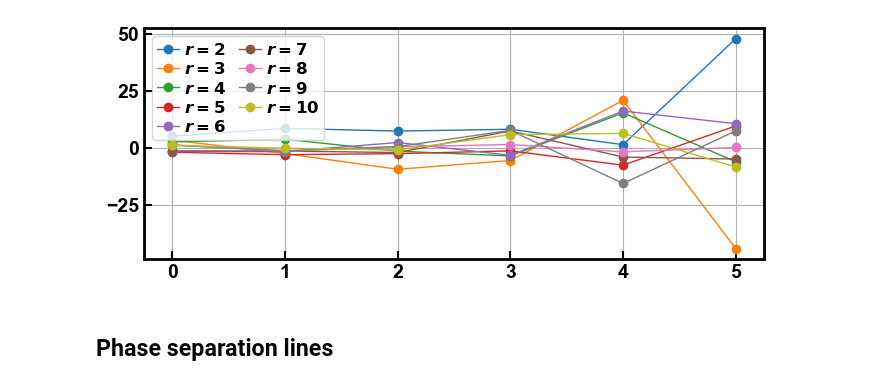
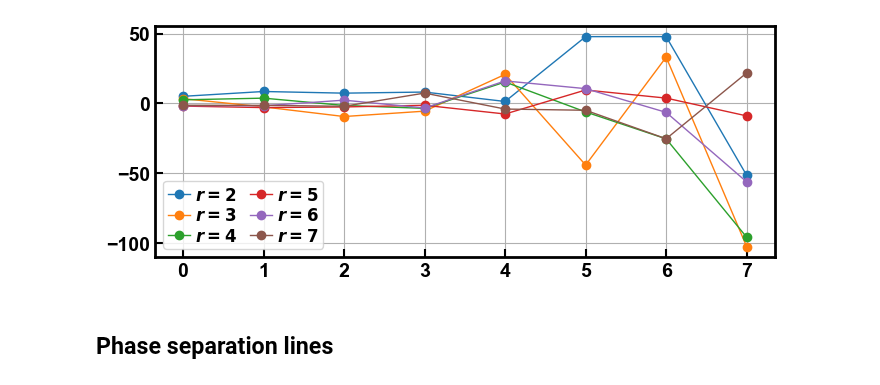
Before and after one commit to erbilcanartun/long-range-ising-chain, a Jupyter notebook: notebooks/spin-glass.ipynb, the cells around one changed output. Cells and saved outputs as stored; diff of their text form; code cells hidden in the pictures.

```diff
--- a/notebooks/spin-glass.ipynb
+++ b/notebooks/spin-glass.ipynb
@@ -7,13 +7,13 @@ from renormalization_sg import *
 %%time
 # RG flow
 
-J = 1/.2
+J = 1/.1
 n = 1
 p = 0.5
-max_k = 22000
+max_k = 50000
 num_r_to_plot = 7
 
-all_Js = generate_rg_flow(J0=J, n=n, p=p, max_k=max_k, num_steps=8, seed=42)
+all_Js = generate_rg_flow(J0=J, n=n, p=p, max_k=max_k, num_steps=9, seed=42)
 
 # Plot J vs RG step for first num_r_to_plot r
 fig = plt.figure()
@@ -36,23 +32,23 @@ Wall time: 2min 19s
 # %%
 # Plot J vs RG step for first num_r_to_plot r
 fig = plt.figure(figsize=(8, 3))
-steps = range(6)
+steps = range(8)
 
-for r_idx in range(1, 10):
+for r_idx in range(1, 7):
     Js_step = [all_Js[s][r_idx] for s in steps]
     plt.plot(steps, [float(j) for j in Js_step], label=f'$r={r_idx+1}$', marker='o')
 #plt.xlabel('RG Step')
 #plt.ylabel('J(r)')
 #plt.title(f'RG Flow for J={J}, n={n}, p={p}')
 plt.xticks(steps)
 plt.tick_params(axis='both', which='major', labelsize=14, width=1.5, length=6, direction='in')
 
 plt.legend(ncol=2, fontsize=12, borderpad=.3, labelspacing=.2, handlelength=1.3, handletextpad=.3, columnspacing=.8)
 plt.grid(True)
 #plt.savefig(f'../results/chaos.png')
 plt.show()
 # %% [output]
-[figure, old version]
+[figure, new version]
 # %% [markdown]
 ## Phase separation lines
 # %% [markdown]
```
Also changed, not shown: parts of 1 cell of this notebook, 12 other files.
